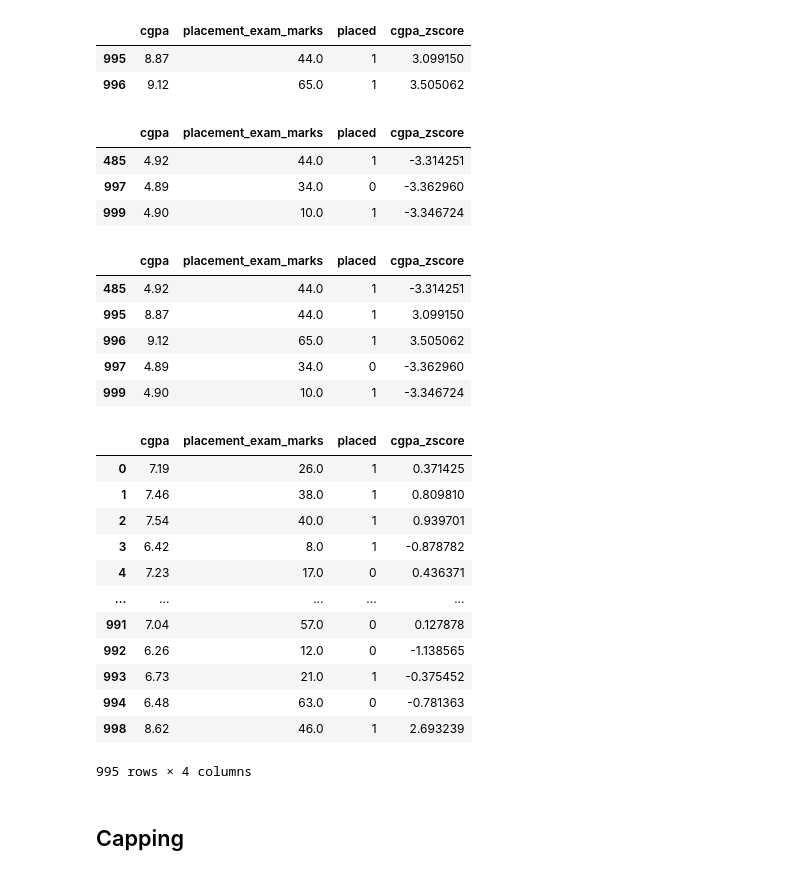
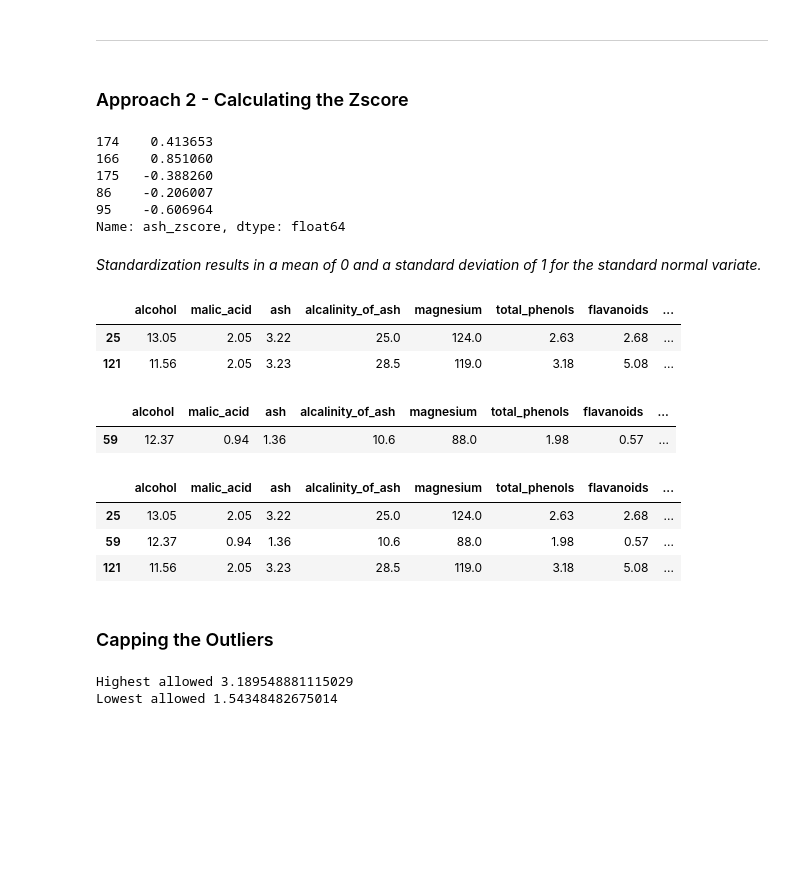
Before and after one commit to Shriram-Vibhute/CampusX-DSMP2.0, a Jupyter notebook: Data Science/Outlier Detection/Z-Score Technique.ipynb, the cells around one changed output. Saved outputs shown, nothing was run; the diff lists cells and outputs as text; code cells hidden in the pictures; blank space fills up the shorter version.

```diff
--- a/Data Science/Outlier Detection/Z-Score Technique.ipynb
+++ b/Data Science/Outlier Detection/Z-Score Technique.ipynb
@@ -94,22 +81,39 @@ df.head()
+# %% [markdown]
+---
+# %% [markdown]
+### Approach 2 - Calculating the Zscore
+# %%
+df = load_wine(as_frame = True)
+df = df.data
+df.head()
+
+df['ash_zscore'] = (df['ash'] - df['ash'].mean())/df['ash'].std()
+df['ash_zscore'].sample(5)
+# %% [output]
+174    0.413653
+166    0.851060
+175   -0.388260
+86    -0.206007
+95    -0.606964
+Name: ash_zscore, dtype: float64
+# %% [markdown]
+*Standardization results in a mean of 0 and a standard deviation of 1 for the standard normal variate.*
 # %%
-df[df['cgpa_zscore'] > 3]
+df[df['ash_zscore'] > 3]
 # %% [output]
-|  | cgpa | placement_exam_marks | placed | cgpa_zscore |
-| 995 | 8.87 | 44.0 | 1 | 3.099150 |
-| 996 | 9.12 | 65.0 | 1 | 3.505062 |
+|  | alcohol | malic_acid | ash | alcalinity_of_ash | magnesium | total_phenols | flavanoids | ... |
+| 25 | 13.05 | 2.05 | 3.22 | 25.0 | 124.0 | 2.63 | 2.68 | ... |
+| 121 | 11.56 | 2.05 | 3.23 | 28.5 | 119.0 | 3.18 | 5.08 | ... |
 # %%
-df[df['cgpa_zscore'] < -3]
+df[df['ash_zscore'] < -3]
 # %% [output]
-|  | cgpa | placement_exam_marks | placed | cgpa_zscore |
-| 485 | 4.92 | 44.0 | 1 | -3.314251 |
-| 997 | 4.89 | 34.0 | 0 | -3.362960 |
-| 999 | 4.90 | 10.0 | 1 | -3.346724 |
+|  | alcohol | malic_acid | ash | alcalinity_of_ash | magnesium | total_phenols | flavanoids | ... |
+| 59 | 12.37 | 0.94 | 1.36 | 10.6 | 88.0 | 1.98 | 0.57 | ... |
 # %%
-df[(df['cgpa_zscore'] > 3) | (df['cgpa_zscore'] < -3)]
+# Outliers Detection
+df[(df['ash_zscore'] > 3) | (df['ash_zscore'] < -3)]
 # %% [output]
-|  | cgpa | placement_exam_marks | placed | cgpa_zscore |
-| 485 | 4.92 | 44.0 | 1 | -3.314251 |
-| 995 | 8.87 | 44.0 | 1 | 3.099150 |
-| 996 | 9.12 | 65.0 | 1 | 3.505062 |
-| 997 | 4.89 | 34.0 | 0 | -3.362960 |
-| 999 | 4.90 | 10.0 | 1 | -3.346724 |
+|  | alcohol | malic_acid | ash | alcalinity_of_ash | magnesium | total_phenols | flavanoids | ... |
+| 25 | 13.05 | 2.05 | 3.22 | 25.0 | 124.0 | 2.63 | 2.68 | ... |
+| 59 | 12.37 | 0.94 | 1.36 | 10.6 | 88.0 | 1.98 | 0.57 | ... |
+| 121 | 11.56 | 2.05 | 3.23 | 28.5 | 119.0 | 3.18 | 5.08 | ... |
@@ -119,21 +120,11 @@ new_df = df[(df['cgpa_zscore'] < 3) & (df['cgpa_zscore'] > -3)]
-# %%
-new_df
-# %% [output]
-|  | cgpa | placement_exam_marks | placed | cgpa_zscore |
-| 0 | 7.19 | 26.0 | 1 | 0.371425 |
-| 1 | 7.46 | 38.0 | 1 | 0.809810 |
-| 2 | 7.54 | 40.0 | 1 | 0.939701 |
-| 3 | 6.42 | 8.0 | 1 | -0.878782 |
-| 4 | 7.23 | 17.0 | 0 | 0.436371 |
-| ... | ... | ... | ... | ... |
-| 991 | 7.04 | 57.0 | 0 | 0.127878 |
-| 992 | 6.26 | 12.0 | 0 | -1.138565 |
-| 993 | 6.73 | 21.0 | 1 | -0.375452 |
-| 994 | 6.48 | 63.0 | 0 | -0.781363 |
-| 998 | 8.62 | 46.0 | 1 | 2.693239 |
-995 rows × 4 columns
 # %% [markdown]
-## Capping
+### Capping the Outliers
 # %%
-upper_limit = df['cgpa'].mean() + 3*df['cgpa'].std()
-lower_limit = df['cgpa'].mean() - 3*df['cgpa'].std()
+upper_limit = df['ash'].mean() + 3*df['ash'].std()
+lower_limit = df['ash'].mean() - 3*df['ash'].std()
+
+print("Highest allowed", upper_limit)
+print("Lowest allowed", lower_limit)
+# %% [output]
+Highest allowed 3.189548881115029
+Lowest allowed 1.54348482675014
```
Also changed, not shown: parts of 27 cells of this notebook, 2 other files.
